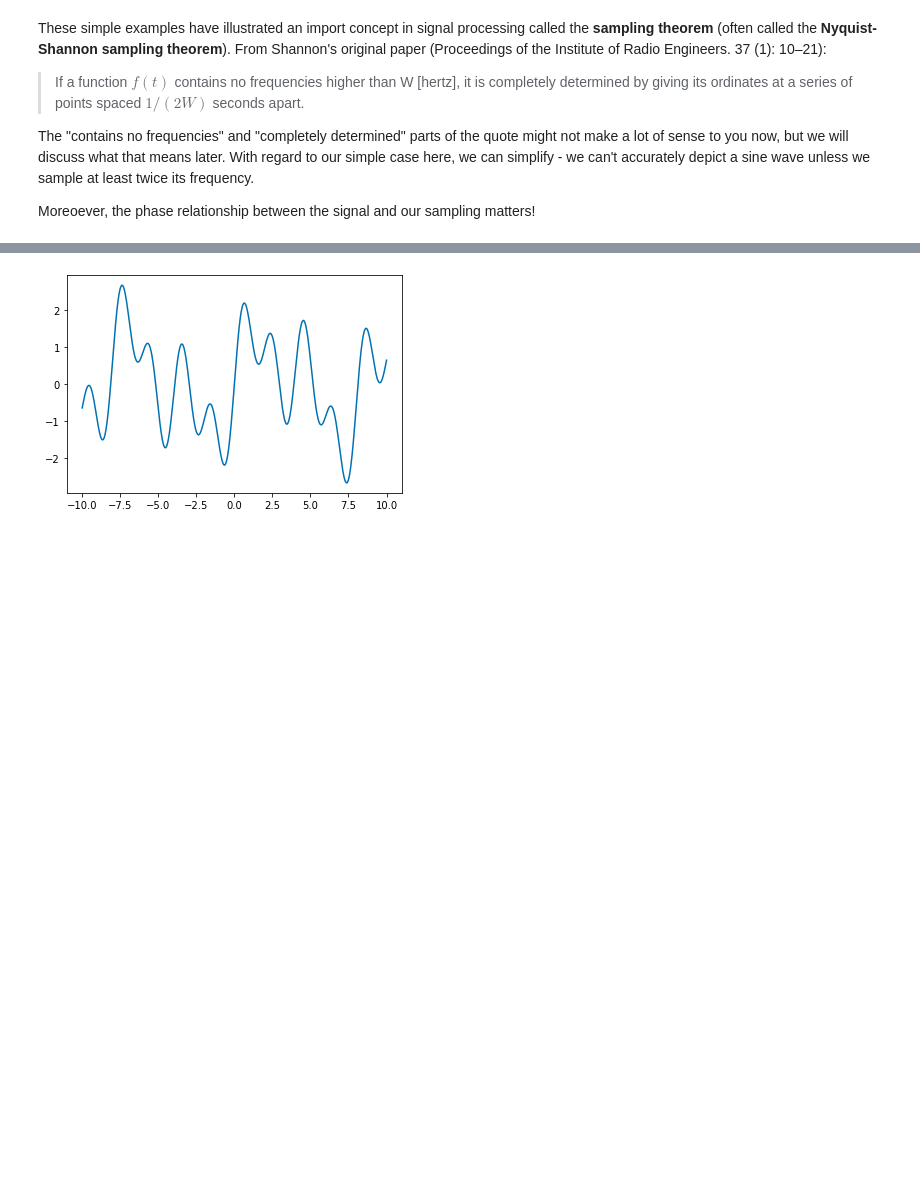
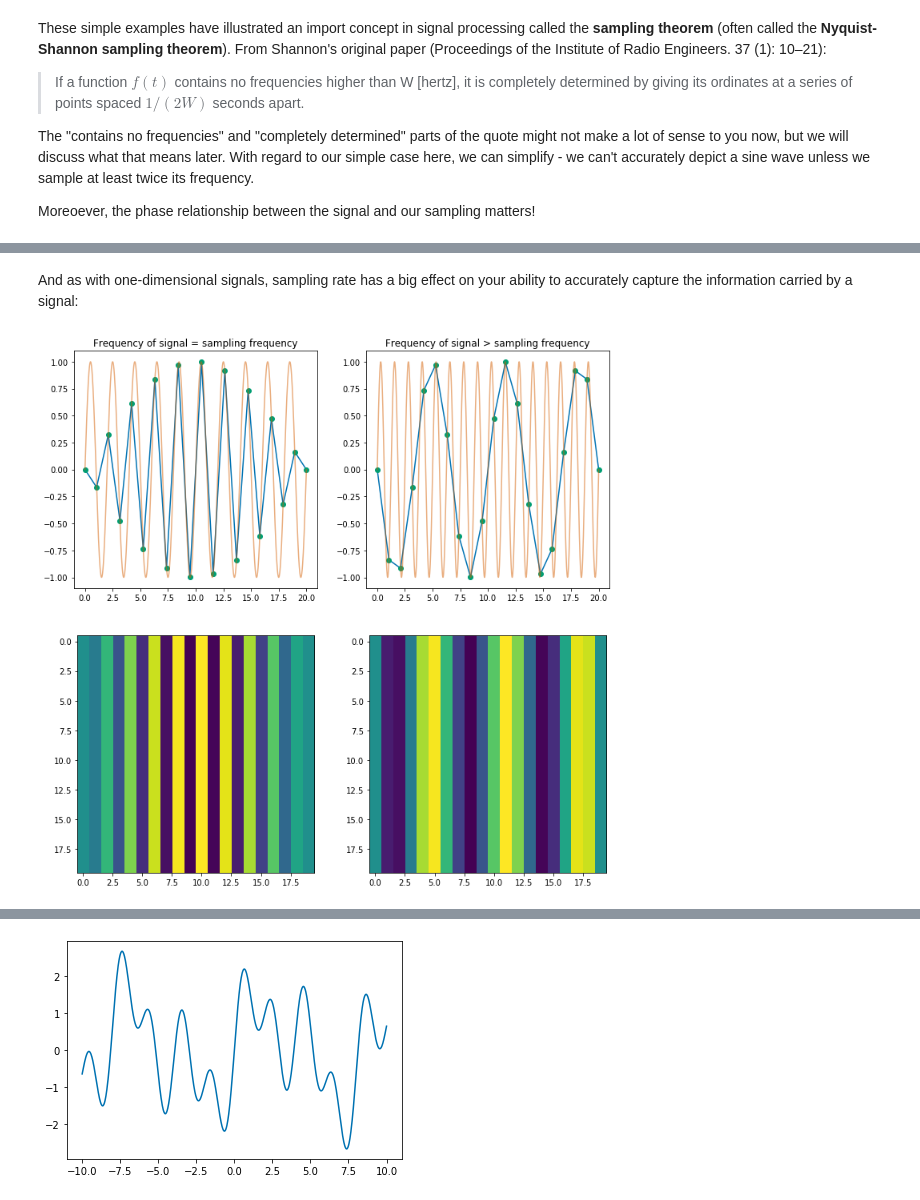
Before and after one commit to TheJacksonLaboratory/images-as-signals, a Jupyter notebook: lessons/1-Sampling_Theorem.ipynb, the cells around one changed output, grey strips where cells are left out. Saved outputs shown, nothing was run; the diff lists cells and outputs as text; code cells hidden in the pictures; blank space fills up the shorter version.

```diff
--- a/lessons/1-Sampling_Theorem.ipynb
+++ b/lessons/1-Sampling_Theorem.ipynb
@@ -308,0 +326,34 @@ Moreoever, the phase relationship between the signal and our sampling matters!
+# %% [markdown]
+And as with one-dimensional signals, sampling rate has a big effect on your ability to accurately capture the information carried by a signal:
+# %%
+f = 1/2
+image_size = 20
+x = np.linspace(0, image_size, image_size)
+wave = np.sin(x*f*(2*np.pi))
+x_smooth = np.linspace(0, image_size, 1000)
+y_smooth = np.sin(x_smooth*f*(2*np.pi))
+image = np.ones(image_size)[:,np.newaxis] * wave[np.newaxis,:]
+
+f2 = 4/5
+x2 = np.linspace(0, image_size, image_size)
+wave2 = np.sin(x2*f2*(2*np.pi))
+x_smooth2 = np.linspace(0, image_size, 1000)
+y_smooth2 = np.sin(x_smooth2*f2*(2*np.pi))
+image2 = np.ones(image_size)[:,np.newaxis] * wave2[np.newaxis,:]
+
+
+fig, ax = plt.subplots(nrows=2, ncols=2, figsize=(12,12))
+
+ax[0,0].plot(x, wave)
+ax[0,0].plot(x, wave, 'o')
+ax[0,0].plot(x_smooth, y_smooth, alpha=0.5)
+ax[0,0].set_title('Frequency of signal = sampling frequency')
+ax[1,0].imshow(image);
+
+ax[0,1].plot(x2, wave2)
+ax[0,1].plot(x2, wave2, 'o')
+ax[0,1].plot(x_smooth2, y_smooth2, alpha=0.5)
+ax[0,1].set_title('Frequency of signal > sampling frequency')
+ax[1,1].imshow(image2);
+# %% [output]
+[figure, added]
```
Also changed, not shown: parts of 15 cells of this notebook.
